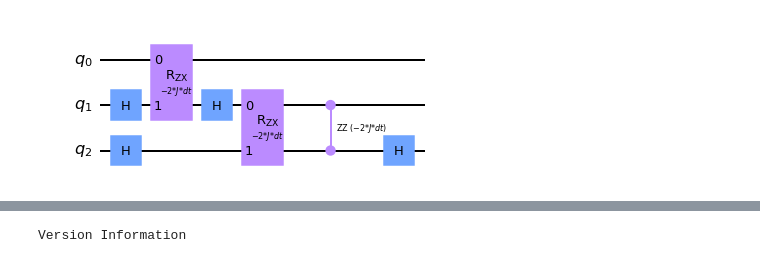
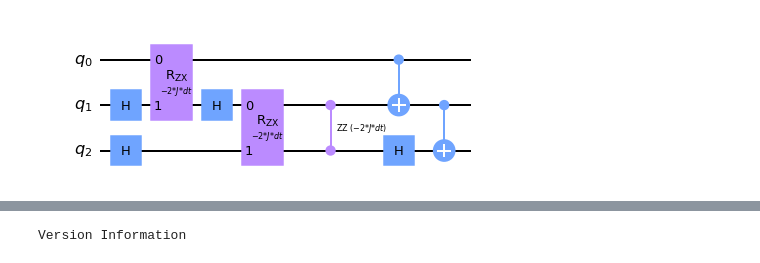
Before and after one commit to qiskit-community/qiskit-research, a Jupyter notebook: docs/pauli_twirl_example.ipynb, the cells around one changed output, grey strips where cells are left out. Drawn from its saved outputs; the diff is of its cells as text; code cells hidden in the pictures.

```diff
--- a/docs/pauli_twirl_example.ipynb
+++ b/docs/pauli_twirl_example.ipynb
@@ -5,21 +5,23 @@ from qiskit.visualization import dag_drawer
 # %%
 # Latex-like symbols only supported by current versions of my PR 6899 (in template optimization)
 JJ = Parameter('$J$') # exchange coupling strength
 hh = Parameter('$h$') # transverse magnetic field
 dt = Parameter('$dt$') # Trotter step size
 TT = Parameter('$T$') # total time
 
 qc = QuantumCircuit(3)
 qc.h(1)
 qc.rzx(-2*JJ*dt, 0, 1)
 qc.h(1)
 qc.h(2)
 qc.rzx(-2*JJ*dt, 1, 2)
 qc.rzz(-2*JJ*dt, 1, 2)
 qc.h(2)
+qc.cnot(0, 1)
+qc.cnot(1, 2)
 qc.draw(output='mpl')
 # %% [output]
-[figure, old version]
+[figure, new version]
 # %%
 from qiskit_research.utils.pauli_twirling import add_pauli_twirls
 twirled_circs = add_pauli_twirls(qc, 10)
```
Also changed, not shown: parts of 1 cell of this notebook, 3 other files.
